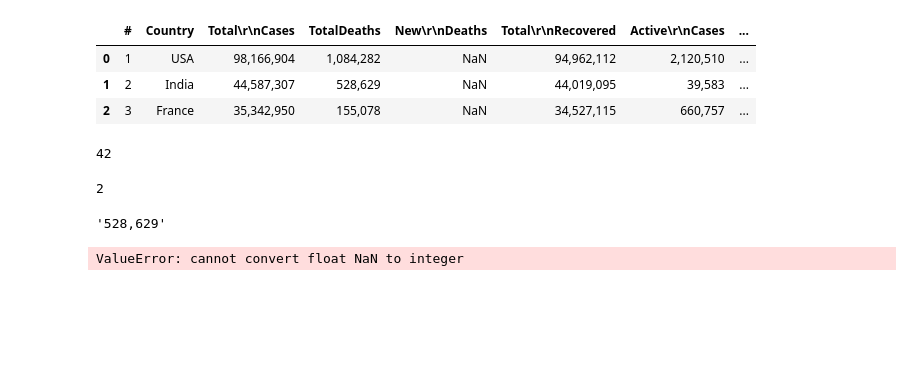
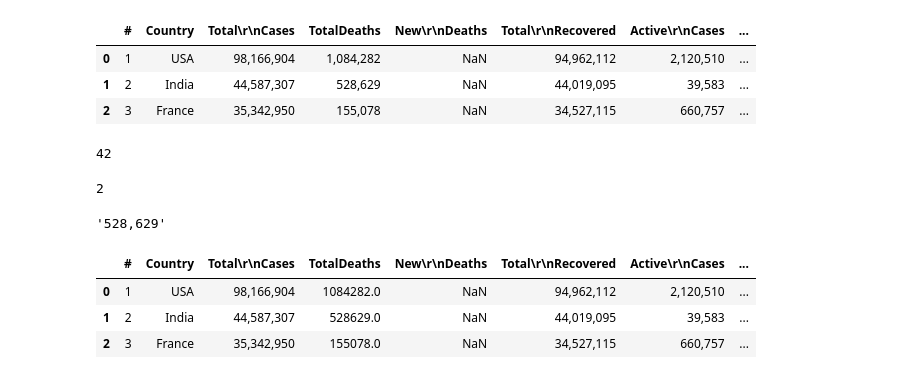
Before and after one commit to tom1236908745/covid-19, a Jupyter notebook: Untitled.ipynb, the cells around one changed output. Cells and saved outputs as stored; diff of their text form; code cells hidden in the pictures; blank space fills up the shorter version.

```diff
--- a/Untitled.ipynb
+++ b/Untitled.ipynb
@@ -358,8 +358,17 @@ train.iat[1, 3]
 '528,629'
 # %%
 for i, el in enumerate(train["TotalDeaths"]):
-    if type(el) == str:
-        el = el.replace(",","")
+
+    if type(el) != str:
+        continue
+    el = el.replace(",","")
     train.iat[i,3] = int(el)
-# %% [output]
-ValueError: cannot convert float NaN to integer
+# %%
+train["TotalDeaths"].fillna(trainz.TotalDeaths.mean(), inplace=True)
+# %%
+train.head(3)
+# %% [output]
+|  | # | Country | Total\r\nCases | TotalDeaths | New\r\nDeaths | Total\r\nRecovered | Active\r\nCases | ... |
+| 0 | 1 | USA | 98,166,904 | 1084282.0 | NaN | 94,962,112 | 2,120,510 | ... |
+| 1 | 2 | India | 44,587,307 | 528629.0 | NaN | 44,019,095 | 39,583 | ... |
+| 2 | 3 | France | 35,342,950 | 155078.0 | NaN | 34,527,115 | 660,757 | ... |
```
Also changed, not shown: parts of 13 cells of this notebook.
